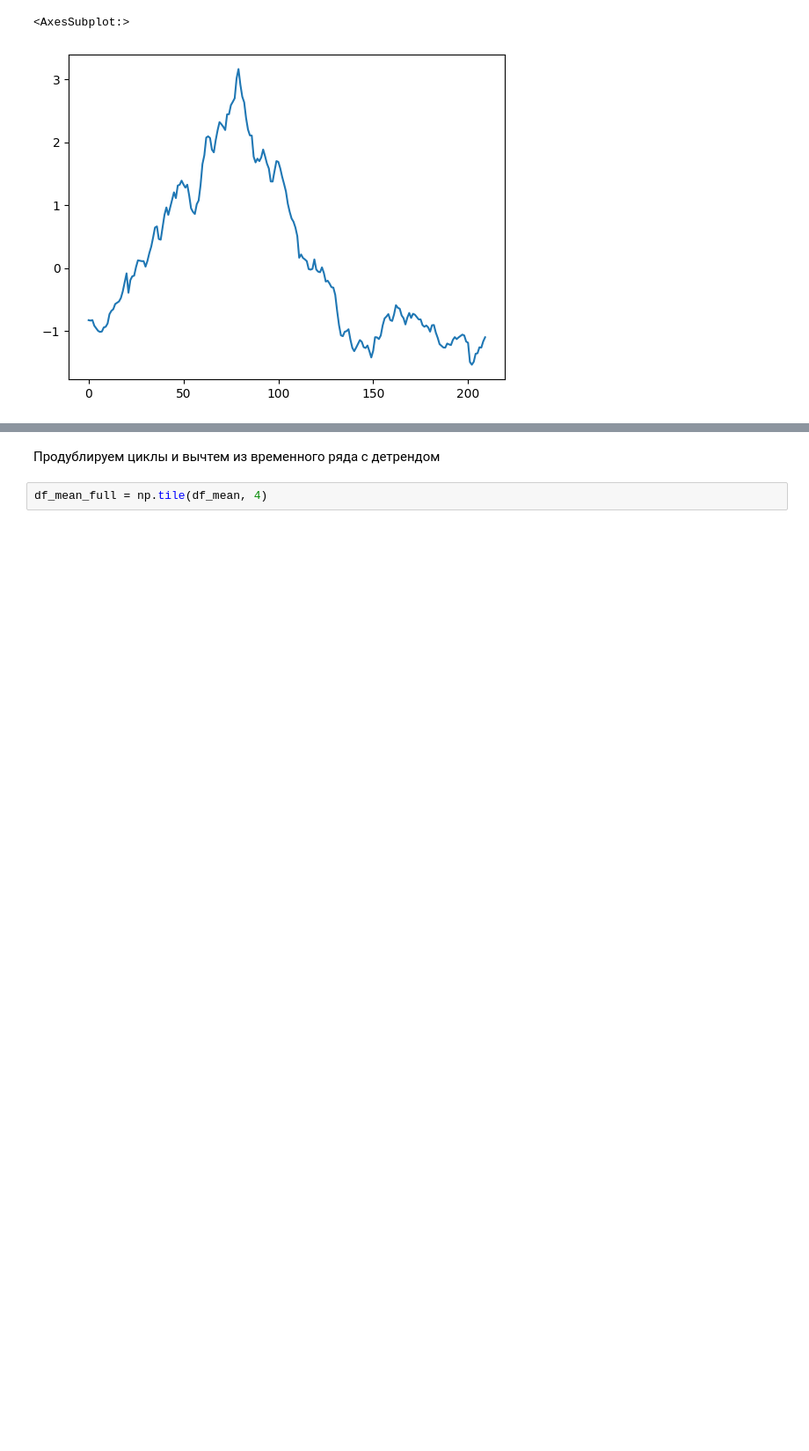
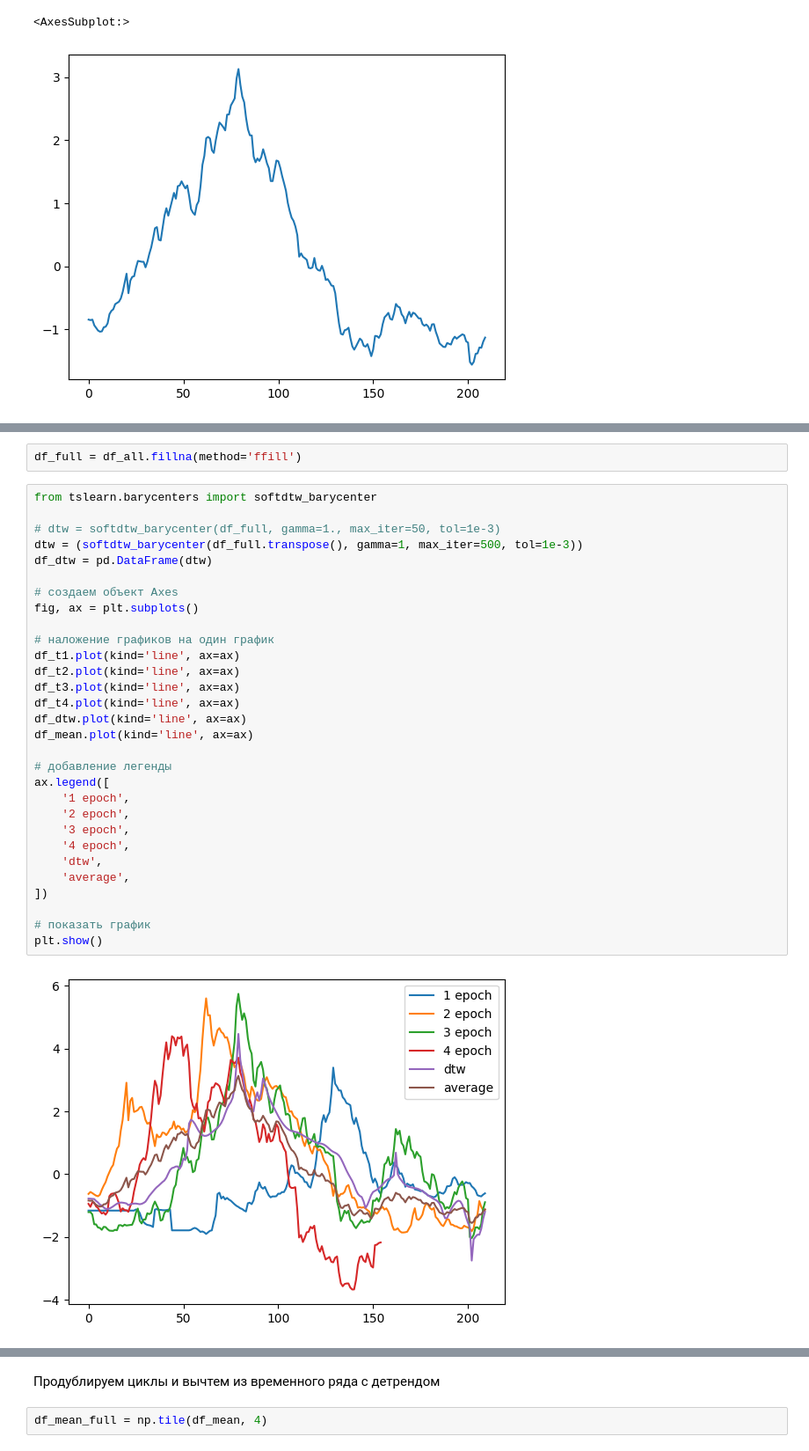
Before and after one commit to ootho/btc_timeseries_analysis, a Jupyter notebook: notebook09d5459ff7.ipynb, the cells around one changed output, grey strips where cells are left out. Shown: that part at 88% size. Saved outputs shown, nothing was run; the diff lists cells and outputs as text; blank space fills up the shorter version.

Commit message:
add DTW mean cycle

```diff
--- a/notebook09d5459ff7.ipynb
+++ b/notebook09d5459ff7.ipynb
@@ -364,0 +378,34 @@ df_mean.plot(kind='line')
+# %%
+df_full = df_all.fillna(method='ffill')
+# %%
+from tslearn.barycenters import softdtw_barycenter
+
+# dtw = softdtw_barycenter(df_full, gamma=1., max_iter=50, tol=1e-3)
+dtw = (softdtw_barycenter(df_full.transpose(), gamma=1, max_iter=500, tol=1e-3))
+df_dtw = pd.DataFrame(dtw)
+
+# создаем объект Axes
+fig, ax = plt.subplots()
+
+# наложение графиков на один график
+df_t1.plot(kind='line', ax=ax)
+df_t2.plot(kind='line', ax=ax)
+df_t3.plot(kind='line', ax=ax)
+df_t4.plot(kind='line', ax=ax)
+df_dtw.plot(kind='line', ax=ax)
+df_mean.plot(kind='line', ax=ax)
+
+# добавление легенды
+ax.legend([
+    '1 epoch',
+    '2 epoch',
+    '3 epoch',
+    '4 epoch',
+    'dtw',
+    'average',
+])
+
+# показать график
+plt.show()
+# %% [output]
+[figure, added]
```
Also changed, not shown: parts of 10 cells of this notebook.
